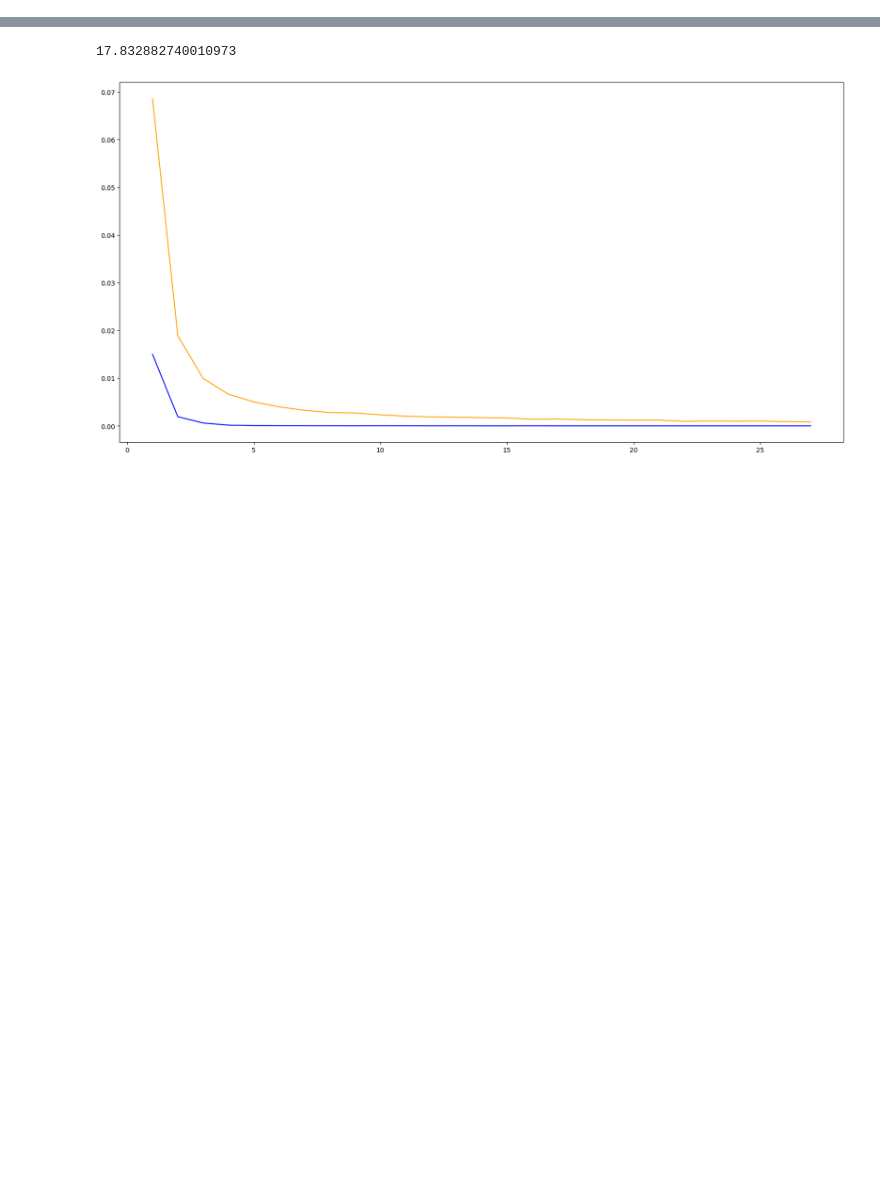
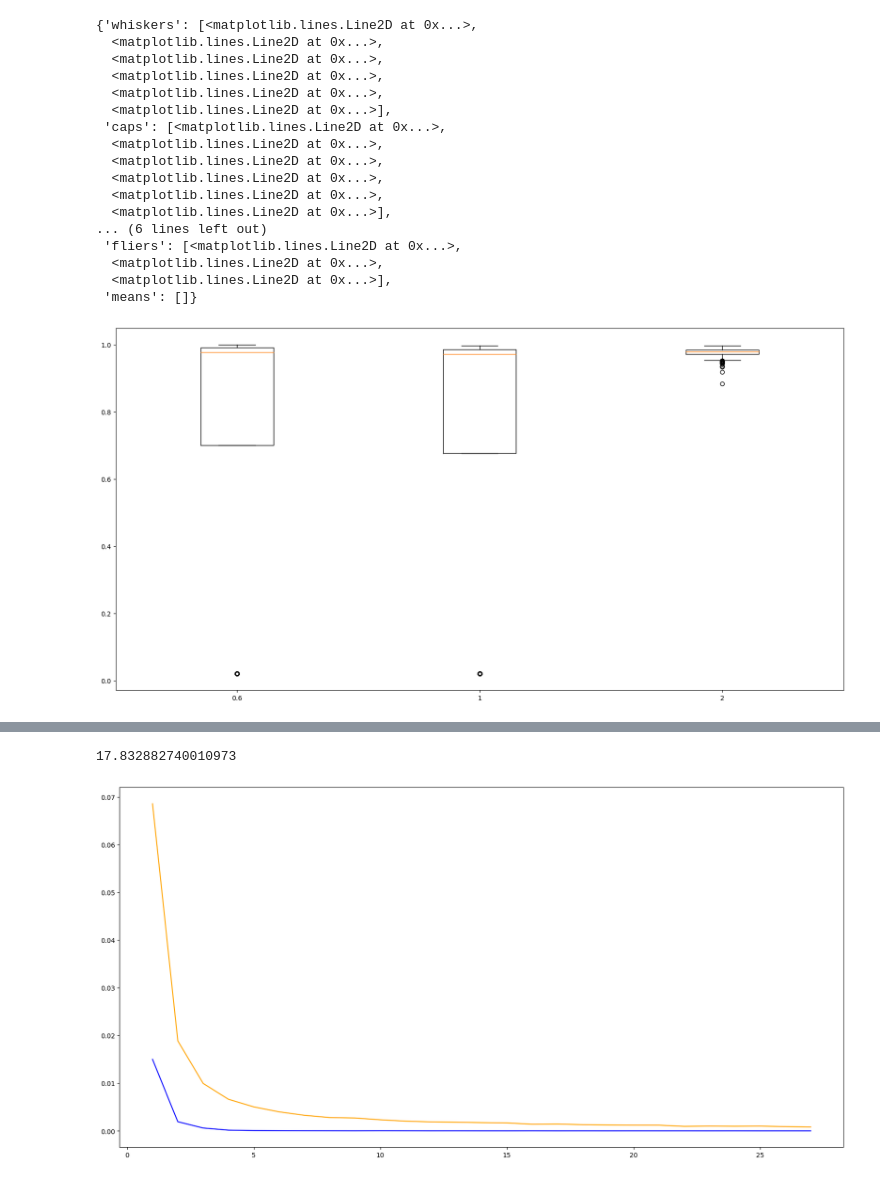
Before and after one commit to Lotto98/Sign-Language-MNIST, a Jupyter notebook: src/plots.ipynb, the cells around one changed output, grey strips where cells are left out. Saved outputs shown, nothing was run; the diff lists cells and outputs as text; code cells hidden in the pictures; blank space fills up the shorter version.

```diff
--- a/src/plots.ipynb
+++ b/src/plots.ipynb
@@ -22,0 +9,4 @@ best_index = tests["test_accuracies"].argmax()
+# %%
+dict_Classifier_1, all_Classifier_1_results = load_test_results("Classifier_1")
+dict_Classifier_2, all_Classifier_2_results = load_test_results("Classifier_2")
+dict_Classifier_3, all_Classifier_3_results = load_test_results("Classifier_3")
@@ -22,0 +88,27 @@ best_index = tests["test_accuracies"].argmax()
+# %%
+fig,ax=plt.subplots(figsize=(20,10))
+
+data = [all_Classifier_2_results[all_Classifier_2_results["n_neurons_molt_factor"]=='0.6']["test_accuracies"],
+        all_Classifier_2_results[all_Classifier_2_results["n_neurons_molt_factor"]=='1']["test_accuracies"],
+        all_Classifier_2_results[all_Classifier_2_results["n_neurons_molt_factor"]=='2']["test_accuracies"]]
+
+ax.boxplot(data, labels=[0.6, 1, 2])
+# %% [output]
+{'whiskers': [<matplotlib.lines.Line2D at 0x...>,
+  <matplotlib.lines.Line2D at 0x...>,
+  <matplotlib.lines.Line2D at 0x...>,
+  <matplotlib.lines.Line2D at 0x...>,
+  <matplotlib.lines.Line2D at 0x...>,
+  <matplotlib.lines.Line2D at 0x...>],
+ 'caps': [<matplotlib.lines.Line2D at 0x...>,
+  <matplotlib.lines.Line2D at 0x...>,
+  <matplotlib.lines.Line2D at 0x...>,
+  <matplotlib.lines.Line2D at 0x...>,
+  <matplotlib.lines.Line2D at 0x...>,
+  <matplotlib.lines.Line2D at 0x...>],
+... (6 lines left out)
+ 'fliers': [<matplotlib.lines.Line2D at 0x...>,
+  <matplotlib.lines.Line2D at 0x...>,
+  <matplotlib.lines.Line2D at 0x...>],
+ 'means': []}
+[figure, added]
```
Also changed, not shown: parts of 21 cells of this notebook, 4 other files.
